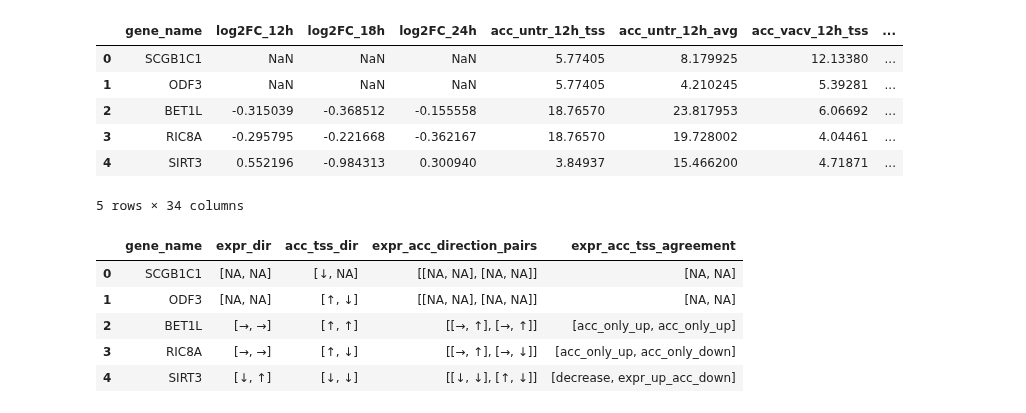
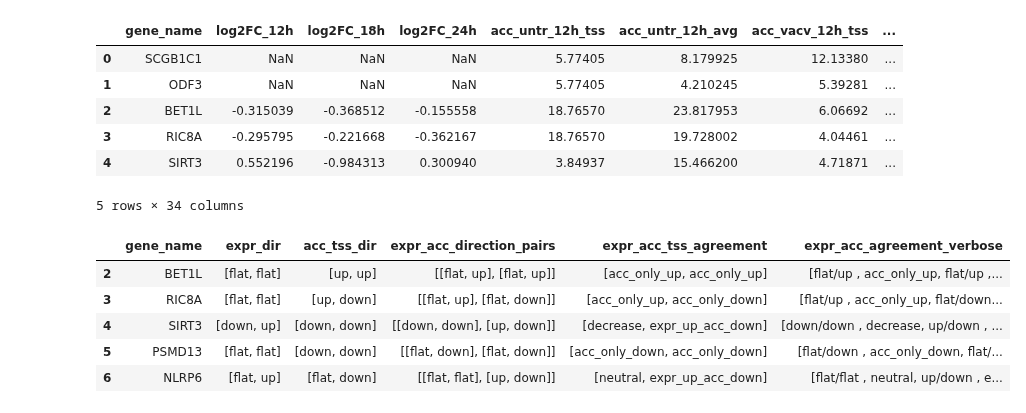
Before and after one commit to nafiul-nipu/GenomeVisProject, a Jupyter notebook: data_processing_python/09.2_Local_temporal_trend_analysis_of_gene_behavior.ipynb, the cells around one changed output. Drawn from its saved outputs; the diff is of its cells as text; code cells hidden in the pictures.

```diff
--- a/data_processing_python/09.2_Local_temporal_trend_analysis_of_gene_behavior.ipynb
+++ b/data_processing_python/09.2_Local_temporal_trend_analysis_of_gene_behavior.ipynb
@@ -23,8 +23,9 @@ expr_cols = ['expr_delta_12h', 'expr_delta_18h', 'expr_delta_24h']
 acc_tss_cols = ['acc_delta_12h_tss', 'acc_delta_18h_tss', 'acc_delta_24h_tss']
 acc_avg_cols = ['acc_delta_12h_avg', 'acc_delta_18h_avg', 'acc_delta_24h_avg']
 
+
 diffs = []
-for colset in [expr_cols, acc_tss_cols, acc_avg_cols]:
+for colset in [expr_cols, acc_tss_cols]:
     diffs += list((data[colset[1]] - data[colset[0]]).abs())
     diffs += list((data[colset[2]] - data[colset[1]]).abs())
 diffs = [d for d in diffs if not np.isnan(d)]
@@ -38,15 +39,21 @@ def direction_sequence(values, threshold=0.05):
     for i in range(1, len(values)):
         diff = values[i] - values[i-1]
         if np.isnan(diff):
-            dirs.append('NA')
+            dirs.append('na')
         elif diff > threshold:
-            dirs.append('↑')
+            dirs.append('up')
         elif diff < -threshold:
-            dirs.append('↓')
+            dirs.append('down')
         else:
-            dirs.append('→')
+            dirs.append('flat')
     return dirs
 # %%
+# Define all columns needed for direction encoding
+required_cols = expr_cols + acc_tss_cols + acc_avg_cols
+
+# Drop rows with any NaN in these columns
+data = raw_data.dropna(subset=required_cols).copy()
+
 # Apply to all genes
 data['expr_dir'] = data[expr_cols].apply(
     lambda row: direction_sequence(row.values, threshold=thres), axis=1)
@@ -59,52 +66,57 @@ data['acc_tss_dir'] = data[acc_tss_cols].apply(
 # %%
 # Define updated 9-category mapping
 pair_to_category = {
-    '↑/↑': 'increase',
-    '↓/↓': 'decrease',
-    '→/→': 'neutral',
-    '↑/↓': 'expr_up_acc_down',
-    '↓/↑': 'expr_down_acc_up',
-    '↑/→': 'expr_only_up',
-    '↓/→': 'expr_only_down',
-    '→/↑': 'acc_only_up',
-    '→/↓': 'acc_only_down'
+    'up/up': 'increase',
+    'down/down': 'decrease',
+    'flat/flat': 'neutral',
+    'up/down': 'expr_up_acc_down',
+    'down/up': 'expr_down_acc_up',
+    'up/flat': 'expr_only_up',
+    'down/flat': 'expr_only_down',
+    'flat/up': 'acc_only_up',
+    'flat/down': 'acc_only_down'
 }
 
 # Updated agreement pattern function that returns both categories and direction pairs
 def agreement_pattern(seq1, seq2):
     agreement = []
     direction_pairs = []
     for a, b in zip(seq1, seq2):
-        if 'NA' in (a, b):
-            agreement.append('NA')
-            direction_pairs.append(['NA', 'NA'])
+        if 'na' in (a, b):
+            agreement.append('na')
+            direction_pairs.append(['na', 'na'])
         else:
-            agreement.append(pair_to_category.get(f'{a}/{b}', 'NA'))
+            agreement.append(pair_to_category.get(f'{a}/{b}', 'na'))
             direction_pairs.append([a, b])
     return agreement, direction_pairs
 
 # Apply to each gene and unpack result
 results = data.apply(lambda row: agreement_pattern(row['expr_dir'], row['acc_tss_dir']), axis=1)
 data[['expr_acc_tss_agreement', 'expr_acc_direction_pairs']] = pd.DataFrame(results.tolist(), index=data.index)
 
 # Combine into readable form
+# Format as 'up/down → category'
 def combine_pairs_and_labels(pairs, labels):
-    return [f"{a}/{b} → {label}" for (a, b), label in zip(pairs, labels)]
+    return [f"{a}/{b} , {label}" for (a, b), label in zip(pairs, labels)]
 
-# Format direction pairs as strings without result labels
+data['expr_acc_agreement_verbose'] = data.apply(
+    lambda row: combine_pairs_and_labels(row['expr_acc_direction_pairs'], row['expr_acc_tss_agreement']),
+    axis=1
+)
+
+# Format just the direction pairs as strings: 'up/down'
 data['expr_acc_direction_pairs_str'] = data['expr_acc_direction_pairs'].apply(
     lambda pairs: [f"{a}/{b}" for a, b in pairs]
 )
 
-
-data[['gene_name', 'expr_dir', 'acc_tss_dir', 'expr_acc_direction_pairs', 'expr_acc_tss_agreement']].head()
+data[['gene_name', 'expr_dir', 'acc_tss_dir', 'expr_acc_direction_pairs', 'expr_acc_tss_agreement', 'expr_acc_agreement_verbose']].head()
 # %% [output]
-|  | gene_name | expr_dir | acc_tss_dir | expr_acc_direction_pairs | expr_acc_tss_agreement |
-| 0 | SCGB1C1 | [NA, NA] | [↓, NA] | [[NA, NA], [NA, NA]] | [NA, NA] |
-| 1 | ODF3 | [NA, NA] | [↑, ↓] | [[NA, NA], [NA, NA]] | [NA, NA] |
-| 2 | BET1L | [→, →] | [↑, ↑] | [[→, ↑], [→, ↑]] | [acc_only_up, acc_only_up] |
-| 3 | RIC8A | [→, →] | [↑, ↓] | [[→, ↑], [→, ↓]] | [acc_only_up, acc_only_down] |
-| 4 | SIRT3 | [↓, ↑] | [↓, ↓] | [[↓, ↓], [↑, ↓]] | [decrease, expr_up_acc_down] |
+|  | gene_name | expr_dir | acc_tss_dir | expr_acc_direction_pairs | expr_acc_tss_agreement | expr_acc_agreement_verbose |
+| 2 | BET1L | [flat, flat] | [up, up] | [[flat, up], [flat, up]] | [acc_only_up, acc_only_up] | [flat/up , acc_only_up, flat/up ,... |
+| 3 | RIC8A | [flat, flat] | [up, down] | [[flat, up], [flat, down]] | [acc_only_up, acc_only_down] | [flat/up , acc_only_up, flat/down... |
+| 4 | SIRT3 | [down, up] | [down, down] | [[down, down], [up, down]] | [decrease, expr_up_acc_down] | [down/down , decrease, up/down , ... |
+| 5 | PSMD13 | [flat, flat] | [down, down] | [[flat, down], [flat, down]] | [acc_only_down, acc_only_down] | [flat/down , acc_only_down, flat/... |
+| 6 | NLRP6 | [flat, up] | [flat, down] | [[flat, flat], [up, down]] | [neutral, expr_up_acc_down] | [flat/flat , neutral, up/down , e... |
 # %%
 def agreement_summary_new(agreement_seq):
     return pd.Series({
```
Also changed, not shown: parts of 7 cells of this notebook, 6 other files.
